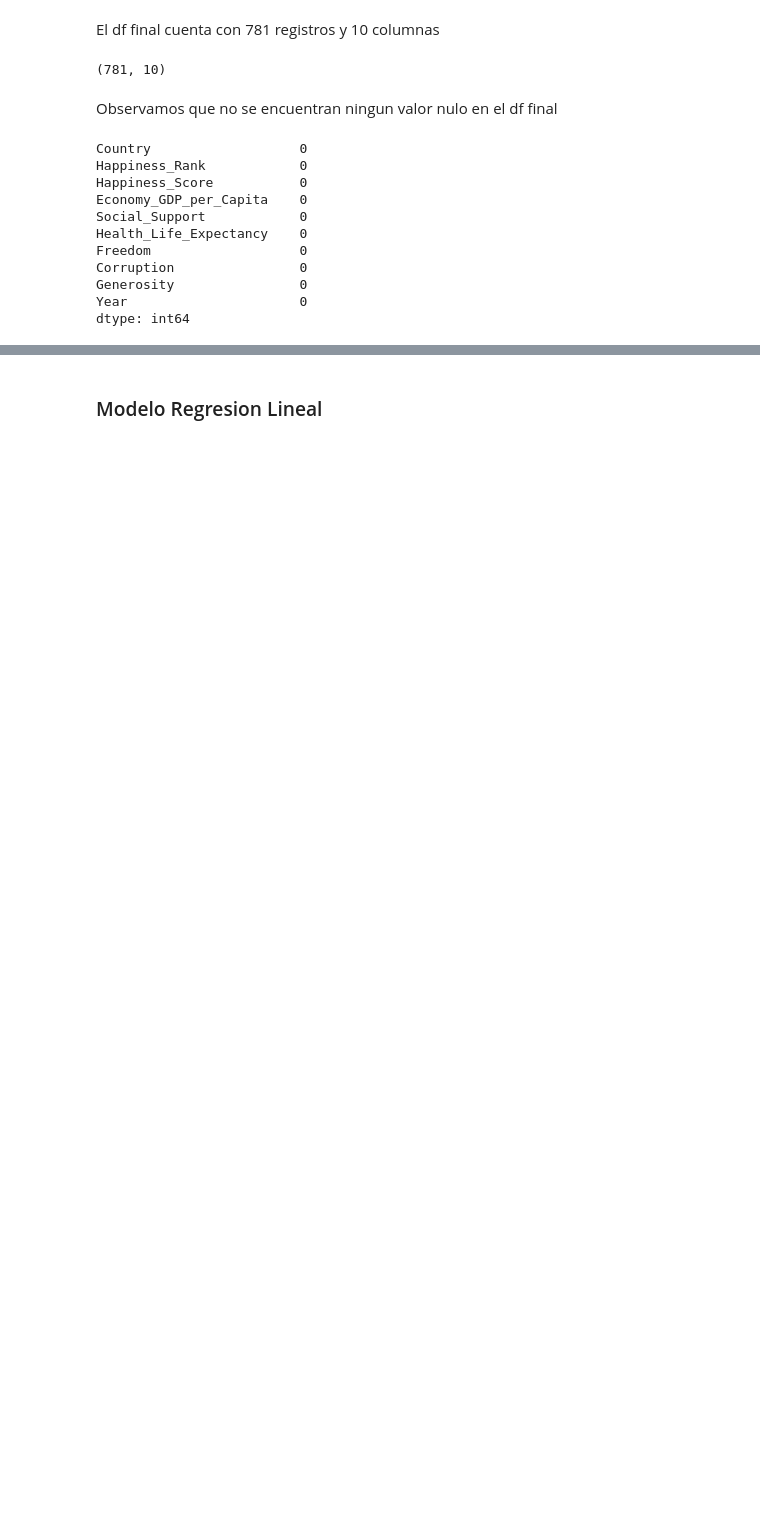
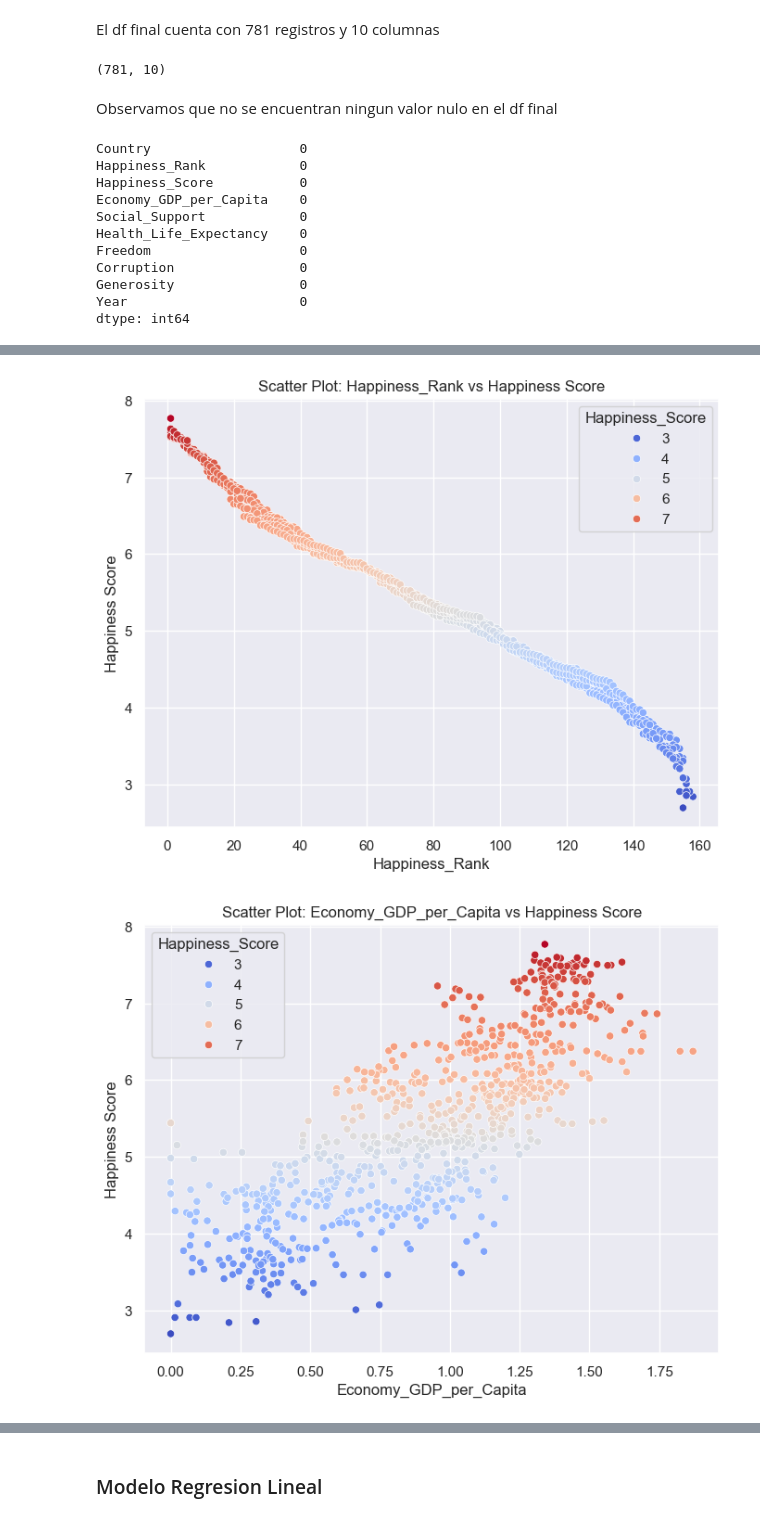
Before and after one commit to MarianaMera12/Workshop-3, a Jupyter notebook: Model/EDA_csv.ipynb, the cells around one changed output, grey strips where cells are left out. Cells and saved outputs as stored; diff of their text form; code cells hidden in the pictures; blank space fills up the shorter version.

```diff
--- a/Model/EDA_csv.ipynb
+++ b/Model/EDA_csv.ipynb
@@ -495,0 +637,26 @@ dtype: int64
+# %%
+import pandas as pd
+import seaborn as sns
+import matplotlib.pyplot as plt
+
+# Supongamos que 'df' es el DataFrame fusionado que contiene todas las columnas mencionadas
+# Asegúrate de que 'Happiness_Score' está correctamente nombrada en tu DataFrame
+
+# Calcular la matriz de correlación
+correlation_matrix = df.corr()
+
+# Seleccionar las cinco variables más correlacionadas con 'Happiness_Score'
+top_5_variables = correlation_matrix['Happiness_Score'].abs().sort_values(ascending=False).index[1:6]
+
+# Crear gráficos de dispersión para las cinco variables más correlacionadas
+sns.set(color_codes=True)
+for variable in top_5_variables:
+    plt.figure(figsize=(8, 6))
+    sns.scatterplot(x=df[variable], y=df['Happiness_Score'], hue=df['Happiness_Score'], palette='coolwarm')
+    plt.title(f'Scatter Plot: {variable} vs Happiness Score')
+    plt.xlabel(variable)
+    plt.ylabel('Happiness Score')
+    plt.show()
+# %% [output]
+[figure, added]
+[figure, added]
```
Also changed, not shown: parts of 26 cells of this notebook, 8 other files.
